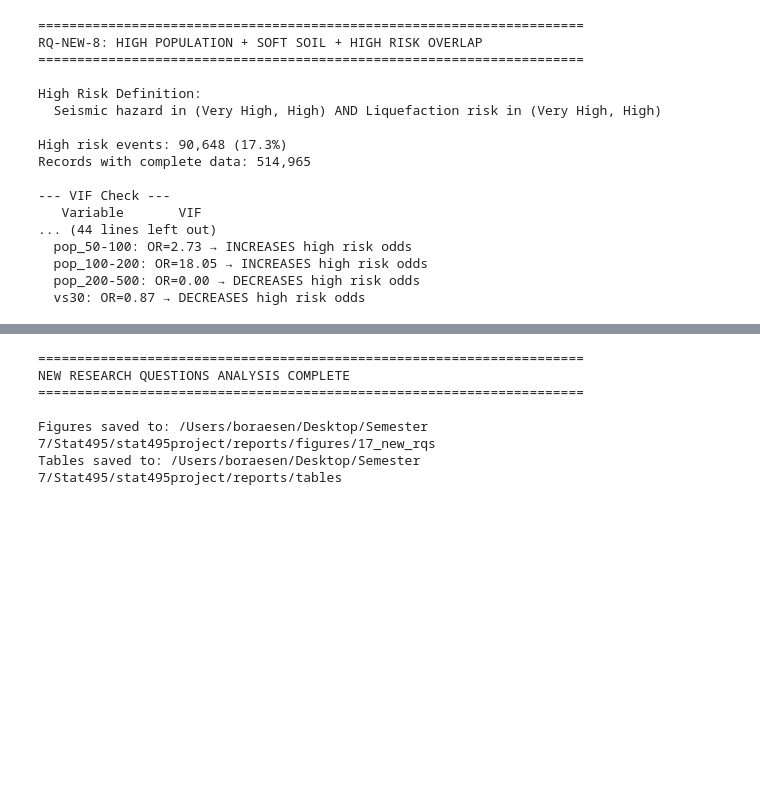
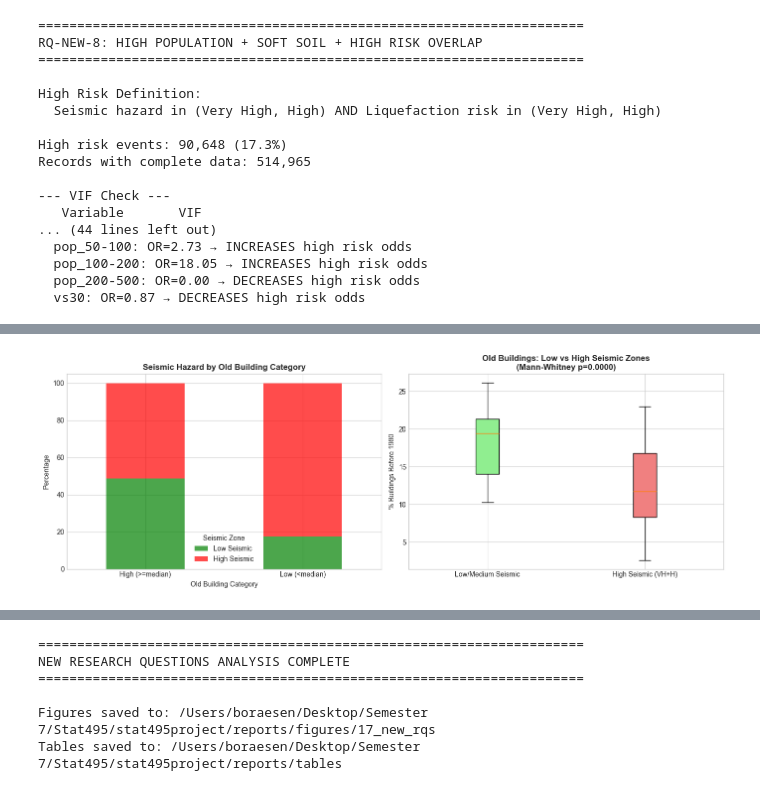
Before and after one commit to esenbora/stat495project, a Jupyter notebook: notebooks/17_new_research_questions.ipynb, the cells around one changed output, grey strips where cells are left out. Saved outputs shown, nothing was run; the diff lists cells and outputs as text; code cells hidden in the pictures; blank space fills up the shorter version.

```diff
--- a/notebooks/17_new_research_questions.ipynb
+++ b/notebooks/17_new_research_questions.ipynb
@@ -759,0 +989,68 @@ Records with complete data: 514,965
+# %%
+print('='*70)
+print('RQ-NEW-11: SAFETY RISK ANALYSIS')
+print('='*70)
+
+# Create old building category (above/below median)
+median_old = building_df['pct_before_1980'].median()
+building_df['old_building_cat'] = np.where(building_df['pct_before_1980'] >= median_old, 'High (>=median)', 'Low (<median)')
+
+print(f"\nMedian % old buildings: {median_old:.2f}%")
+
+# Contingency table
+contingency = pd.crosstab(building_df['old_building_cat'], building_df['high_seismic'])
+contingency.columns = ['Low Seismic', 'High Seismic']
+print("\n--- Contingency Table ---")
+print(contingency)
+
+# Chi-square test
+chi2, p_chi, dof, expected = stats.chi2_contingency(contingency)
+print(f"\n--- Chi-square Test ---")
+print(f"Chi² = {chi2:.4f}")
+print(f"Degrees of freedom: {dof}")
+print(f"P-value: {p_chi:.4f}")
+print(f"Conclusion: {'Significant association' if p_chi < 0.05 else 'No significant association'} (α=0.05)")
+
+# Mann-Whitney U test
+high_seismic_old = building_df[building_df['high_seismic'] == 1]['pct_before_1980']
+low_seismic_old = building_df[building_df['high_seismic'] == 0]['pct_before_1980']
+
+u_stat, p_mw = stats.mannwhitneyu(high_seismic_old, low_seismic_old, alternative='two-sided')
+print(f"\n--- Mann-Whitney U Test ---")
+print(f"High seismic zones (n={len(high_seismic_old)}): mean={high_seismic_old.mean():.2f}%, median={high_seismic_old.median():.2f}%")
+print(f"Low seismic zones (n={len(low_seismic_old)}): mean={low_seismic_old.mean():.2f}%, median={low_seismic_old.median():.2f}%")
+print(f"U-statistic: {u_stat:.0f}")
+print(f"P-value: {p_mw:.4f}")
+
+# Point-biserial correlation
+r_pb, p_pb = stats.pointbiserialr(building_df['high_seismic'], building_df['pct_before_1980'])
+print(f"\n--- Point-Biserial Correlation ---")
+print(f"r = {r_pb:.4f}")
+print(f"P-value: {p_pb:.4f}")
+
+# Visualization
+fig, axes = plt.subplots(1, 2, figsize=(14, 5))
+
+# Stacked bar chart
+ax1 = axes[0]
+contingency_pct = contingency.div(contingency.sum(axis=1), axis=0) * 100
+contingency_pct.plot(kind='bar', stacked=True, ax=ax1, color=['green', 'red'], alpha=0.7)
+ax1.set_xlabel('Old Building Category')
+ax1.set_ylabel('Percentage')
+ax1.set_title('Seismic Hazard by Old Building Category', fontweight='bold')
+ax1.legend(title='Seismic Zone')
+ax1.tick_params(axis='x', rotation=0)
+
+# Box plot comparison
+ax2 = axes[1]
+bp = ax2.boxplot([low_seismic_old, high_seismic_old], labels=['Low/Medium Seismic', 'High Seismic (VH+H)'],
+                  patch_artist=True)
+bp['boxes'][0].set_facecolor('lightgreen')
+bp['boxes'][1].set_facecolor('lightcoral')
+ax2.set_ylabel('% Buildings Before 1980')
+ax2.set_title(f'Old Buildings: Low vs High Seismic Zones\n(Mann-Whitney p={p_mw:.4f})', fontweight='bold')
+
+plt.tight_layout()
+plt.savefig(os.path.join(OUTPUT_DIR, 'rq11_old_buildings_hazard.png'), dpi=300, bbox_inches='tight')
+plt.show()
+# %% [output]
@@ -759,0 +1074 @@ Records with complete data: 514,965
+[figure, added]
```
Also changed, not shown: parts of 15 cells of this notebook, 9 other files.
